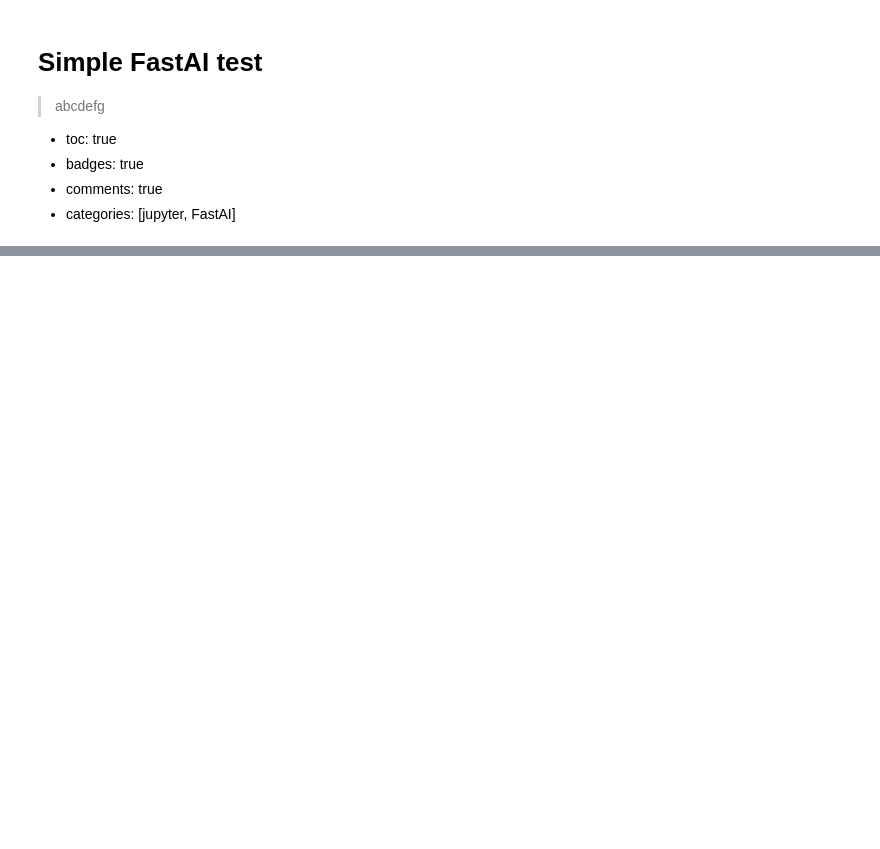
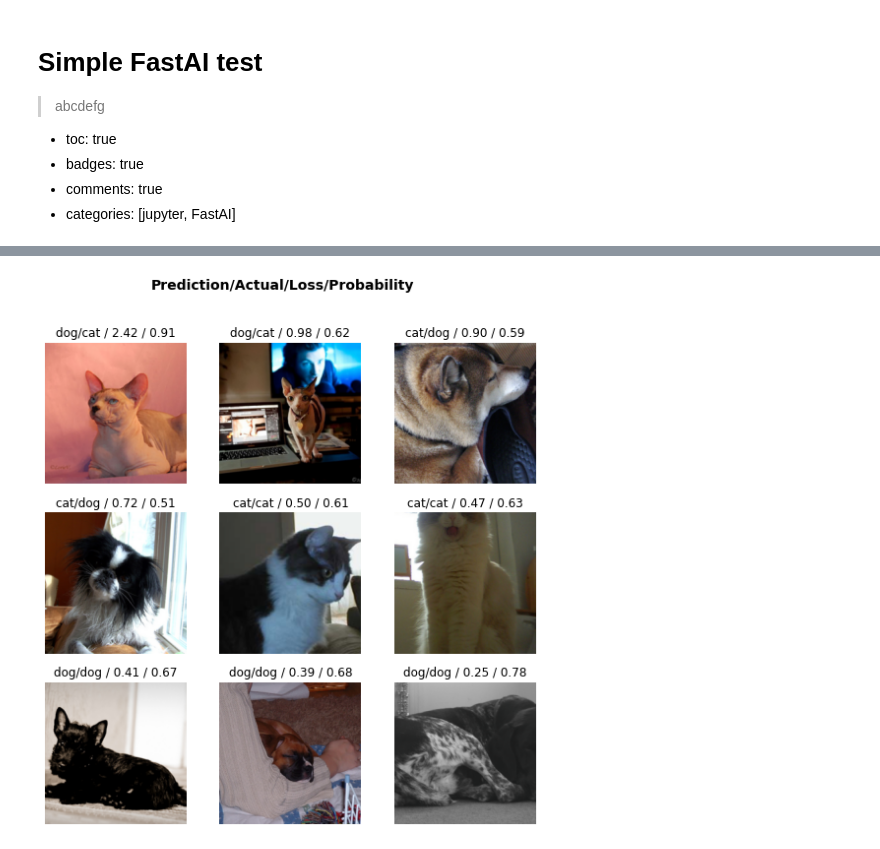
Before and after one commit to user1925471273581/blog, a Jupyter notebook: _notebooks/2022-04-21-fastai-test.ipynb, the cells around one changed output, grey strips where cells are left out. Drawn from its saved outputs; the diff is of its cells as text; code cells hidden in the pictures; blank space fills up the shorter version.

```diff
--- a/_notebooks/2022-04-21-fastai-test.ipynb
+++ b/_notebooks/2022-04-21-fastai-test.ipynb
@@ -38,0 +68,3 @@ interp.plot_confusion_matrix()
+# %%
+interp.plot_top_losses(9)
+# %% [output]
@@ -38,0 +72 @@ interp.plot_confusion_matrix()
+[figure, added]
```
Also changed, not shown: parts of 11 cells of this notebook.
